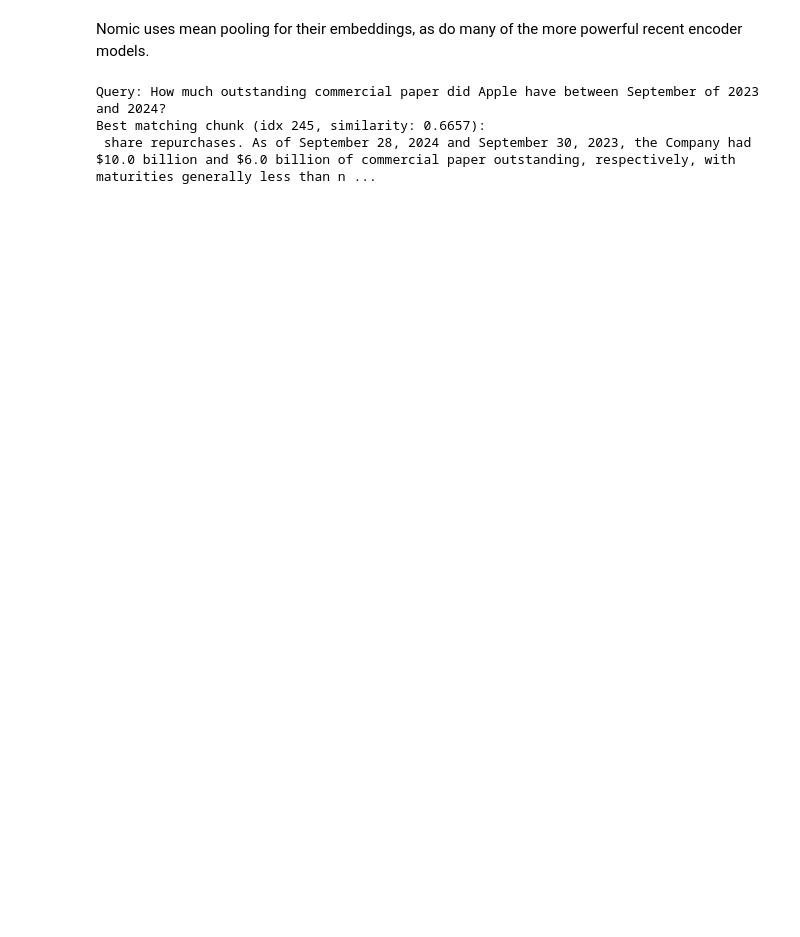
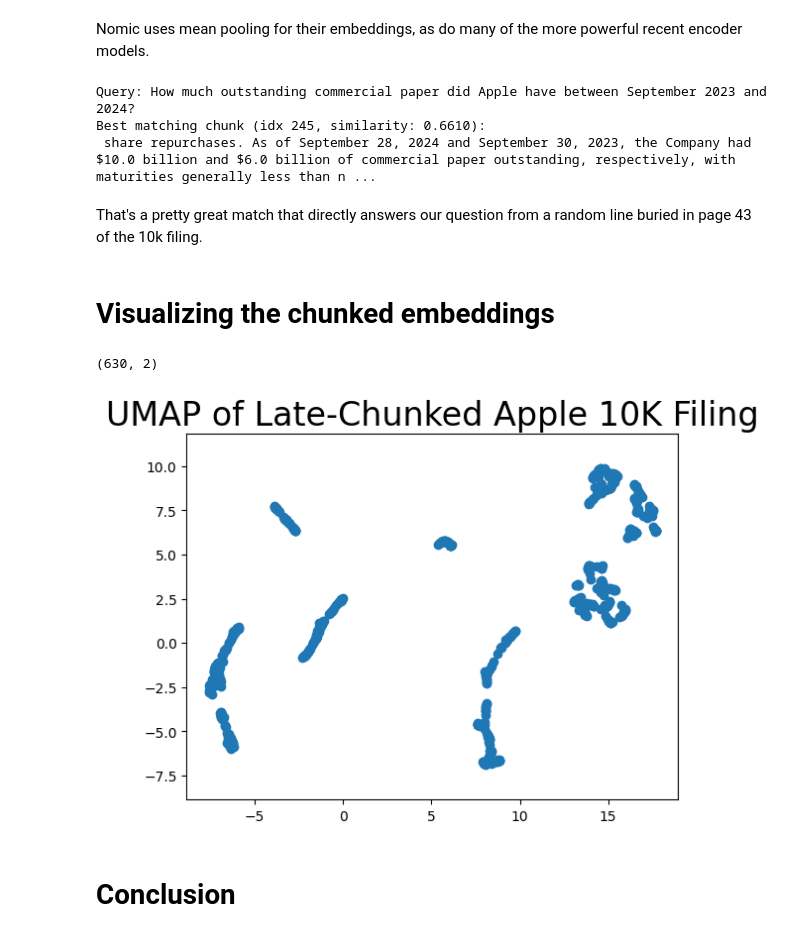
Before and after one commit to enzokro/cck-blog, a Jupyter notebook: blog/008_long_late_chunking/long_late_chunking.ipynb, the cells around one changed output. Saved outputs shown, nothing was run; the diff lists cells and outputs as text; code cells hidden in the pictures; blank space fills up the shorter version.

Commit message:
add late chunking post

```diff
--- a/blog/008_long_late_chunking/long_late_chunking.ipynb
+++ b/blog/008_long_late_chunking/long_late_chunking.ipynb
@@ -456,6 +456,7 @@ def long_late_chunking(
 
     global_input_ids = full_inputs['input_ids'] # List of token IDs
     global_offsets = full_inputs['offset_mapping'] # List of (start_char, end_char) tuples
+    print(f'Total number of tokens: {len(global_input_ids)}')
 
     total_document_tokens = len(global_input_ids)
 
@@ -483,8 +484,16 @@ def long_late_chunking(
 
     # Iterate through the document tokens using a sliding window
     for i in range(0, total_document_tokens, window_stride):
+        print(f'Processing window #{i+1}')
         window_start_token_idx = i
         window_end_token_idx = min(i + processing_window_size, total_document_tokens)
+        # — skip any trailing special‑token offsets so char_end isn’t (0,0)
+        while (
+            window_end_token_idx > window_start_token_idx
+            and global_offsets[window_end_token_idx - 1] == (0, 0)
+        ):
+            window_end_token_idx -= 1
+        print(f'Window start and end indexes: {window_start_token_idx, window_end_token_idx}')
 
         # Extract the text for the current processing window using global character offsets
         current_window_char_start = global_offsets[window_start_token_idx][0]
@@ -492,8 +501,10 @@ def long_late_chunking(
         current_window_char_end = global_offsets[window_end_token_idx - 1][1]
 
         current_window_text = document_text[current_window_char_start:current_window_char_end]
+        print(f'Sample text: ...{current_window_text[-100:]}...')
 
-        if not current_window_text.strip(): # Skip if the extracted window text is effectively empty
+        # skip empty windows
+        if not current_window_text.strip():
             continue
 
         # Process this window to get its late-chunked texts and embeddings
@@ -574,6 +603,28 @@ print(f"\nQuery: {query}")
 print(f"Best matching chunk (idx {best_match_idx}, similarity: {similarities[best_match_idx]:.4f}):")
 print(all_chunks[best_match_idx])
 # %% [output]
-Query: How much outstanding commercial paper did Apple have between September of 2023 and 2024?
-Best matching chunk (idx 245, similarity: 0.6657):
+Query: How much outstanding commercial paper did Apple have between September 2023 and 2024?
+Best matching chunk (idx 245, similarity: 0.6610):
  share repurchases. As of September 28, 2024 and September 30, 2023, the Company had $10.0 billion and $6.0 billion of commercial paper outstanding, respectively, with maturities generally less than n ...
+# %% [markdown]
+That's a pretty great match that directly answers our question from a random line buried in page 43 of the 10k filing.
+# %% [markdown]
+# Visualizing the chunked embeddings
+# %%
+import umap
+reducer = umap.UMAP()
+
+umap_embedding = reducer.fit_transform(all_embeddings)
+umap_embedding.shape
+# %% [output]
+(630, 2)
+# %%
+import matplotlib.pyplot as plt
+
+plt.scatter(umap_embedding[:, 0], umap_embedding[:, 1])
+plt.gca().set_aspect('equal', 'datalim')
+plt.title('UMAP of Late-Chunked Apple 10K Filing', fontsize=24);
+# %% [output]
+[figure, added]
+# %% [markdown]
+# Conclusion
```
Also changed, not shown: parts of 3 cells of this notebook, 2 other files.
